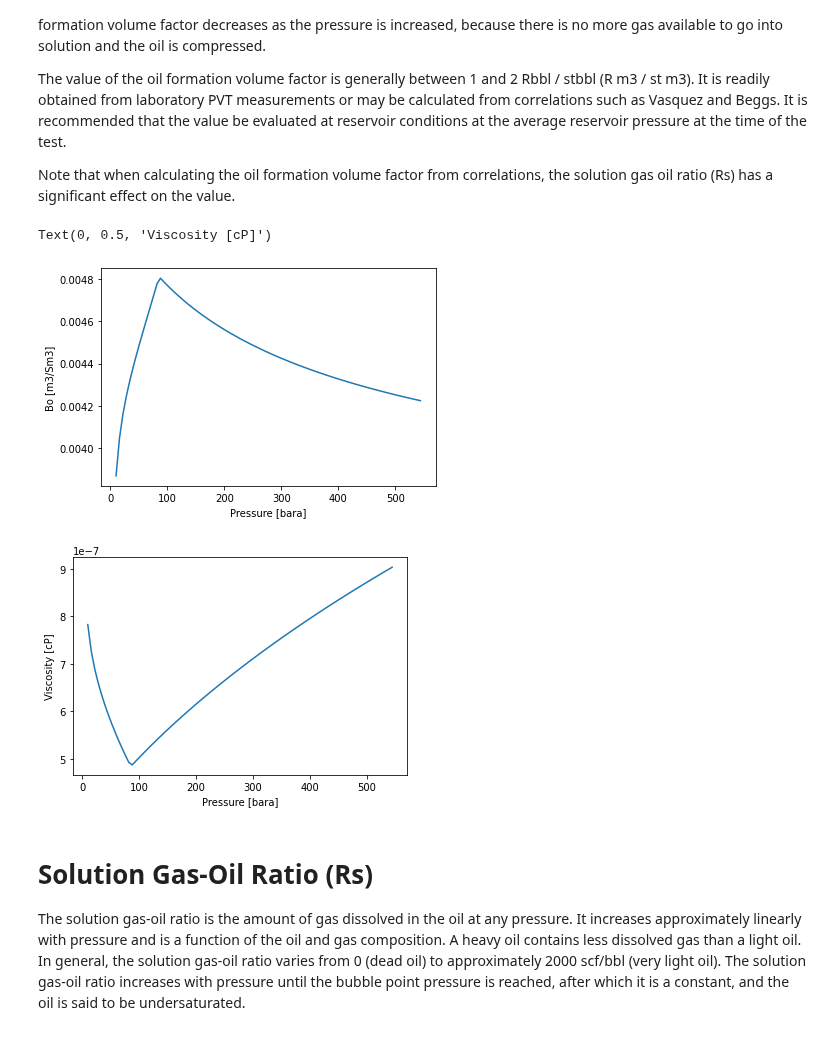
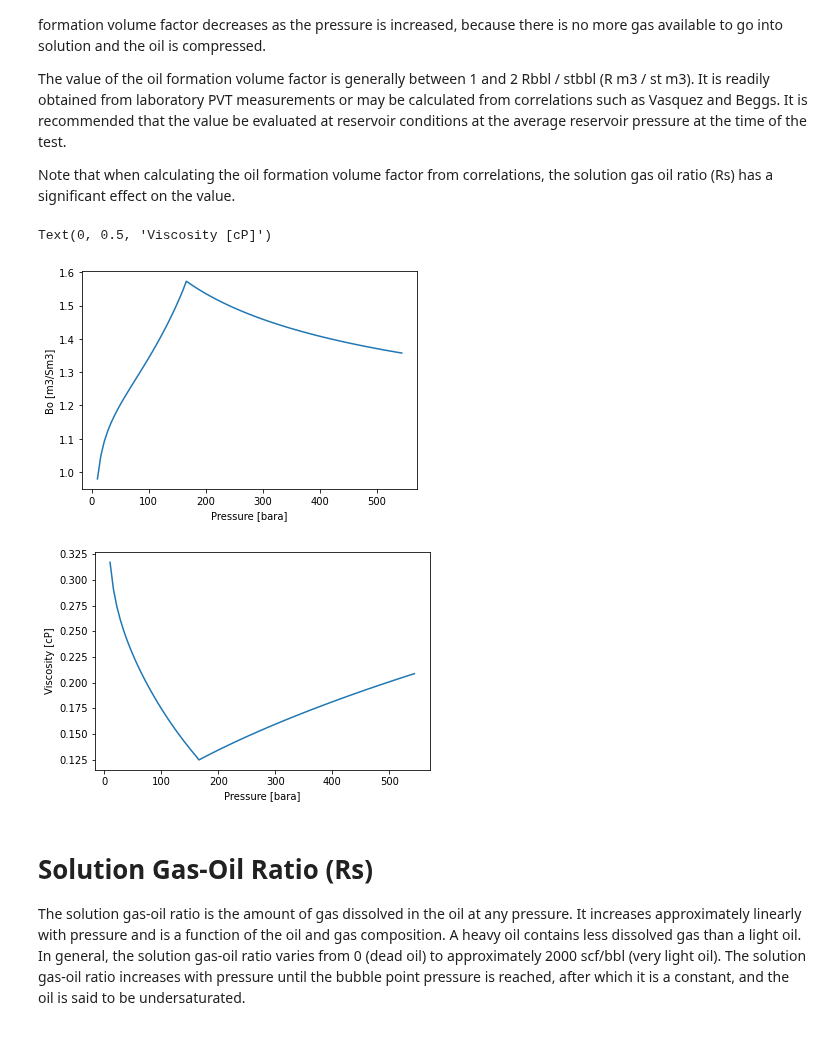
Before and after one commit to EvenSol/NeqSim-Colab, a Jupyter notebook: notebooks/PVT/OilProperties.ipynb, the cells around one changed output. Drawn from its saved outputs; the diff is of its cells as text; code cells hidden in the pictures.

```diff
--- a/notebooks/PVT/OilProperties.ipynb
+++ b/notebooks/PVT/OilProperties.ipynb
@@ -27,7 +27,7 @@ from neqsim.thermo import fluid, TPflash
 
 nitrogen = 0.20 #@param {type:"number"}
 CO2 = 1.3 #@param {type:"number"}
-methane = 20.3  #@param {type:"number"}
+methane = 50.3  #@param {type:"number"}
 ethane = 5.0  #@param {type:"number"}
 propane =  2.5 #@param {type:"number"}
 ibutane =  1.25 #@param {type:"number"}
@@ -38,7 +38,7 @@ C6 =  5.1 #@param {type:"number"}
 C7 =  7.1 #@param {type:"number"}
 C8 =  10.1 #@param {type:"number"}
 C9 =  12.1 #@param {type:"number"}
-C10plus =  20.1 #@param {type:"number"}
+C10plus =  15.1 #@param {type:"number"}
 
 fluid1 = fluid('srk')
 fluid1.addComponent("nitrogen", nitrogen)
@@ -108,37 +108,37 @@ def oilVolume(pressure, temperature):
     if(fluid1.hasPhaseType("oil")):
       return fluid1.getPhase("oil").getVolume()
     else:
       return fluid1.getVolume()
 
 def oilViscosity(pressure, temperature):
     fluid1.setPressure(pressure)
     fluid1.setTemperature(temperature+273.15)
     TPflash(fluid1)
     fluid1.initPhysicalProperties();
     if(fluid1.hasPhaseType("oil")):
       return fluid1.getPhase("oil").getViscosity("cP")
     else:
       return fluid1.getViscosity("cP")
 
-stdVol = oilVolume(1.01325, 288.15)
+stdVol = oilVolume(1.01325, 15.0)
 
 pressure = np.arange(minPressure, maxPressure, int((maxPressure-minPressure)/100)+1)
 realdensity = [oilVolume(P,temperature)/stdVol for P in pressure]
-viscosity = [oilViscosity(P,temperature)/stdVol for P in pressure]
+viscosity = [oilViscosity(P,temperature) for P in pressure]
 
 plt.figure()
 plt.plot(pressure, realdensity)
 plt.xlabel('Pressure [bara]')
 plt.ylabel('Bo [m3/Sm3]')
 
 plt.figure()
 plt.plot(pressure, viscosity)
 plt.xlabel('Pressure [bara]')
 plt.ylabel('Viscosity [cP]')
 # %% [output]
 Text(0, 0.5, 'Viscosity [cP]')
-[figure, old version]
+[figure, new version]
-[figure, old version]
+[figure, new version]
 # %% [markdown]
 # Solution Gas-Oil Ratio (Rs)
 The solution gas-oil ratio is the amount of gas dissolved in the oil at any pressure. It increases approximately linearly with pressure and is a function of the oil and gas composition. A heavy oil contains less dissolved gas than a light oil. In general, the solution gas-oil ratio varies from 0 (dead oil) to approximately 2000 scf/bbl (very light oil). The solution gas-oil ratio increases with pressure until the bubble point pressure is reached, after which it is a constant, and the oil is said to be undersaturated.
```
Also changed, not shown: parts of 2 cells of this notebook.
